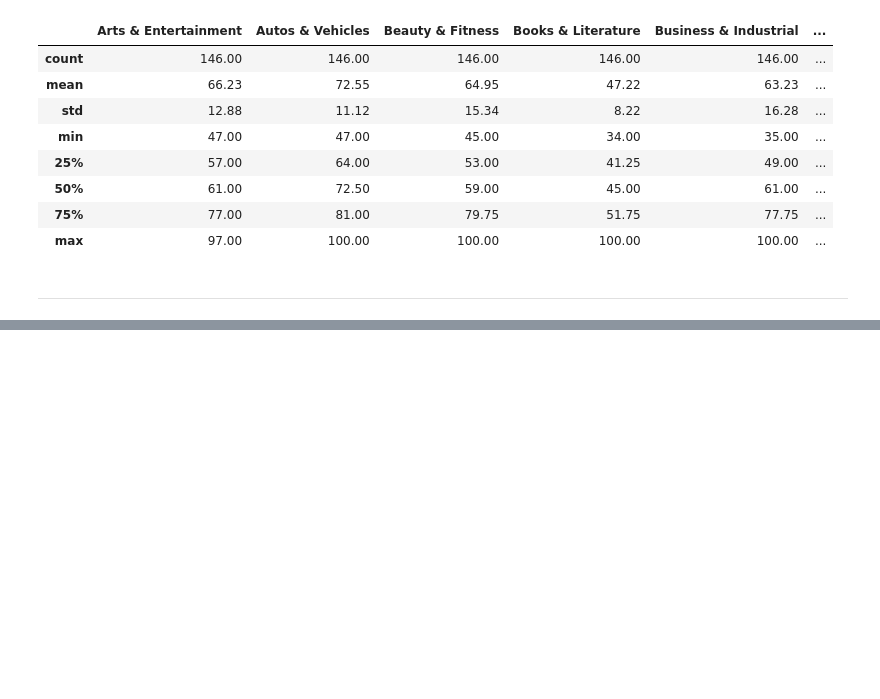
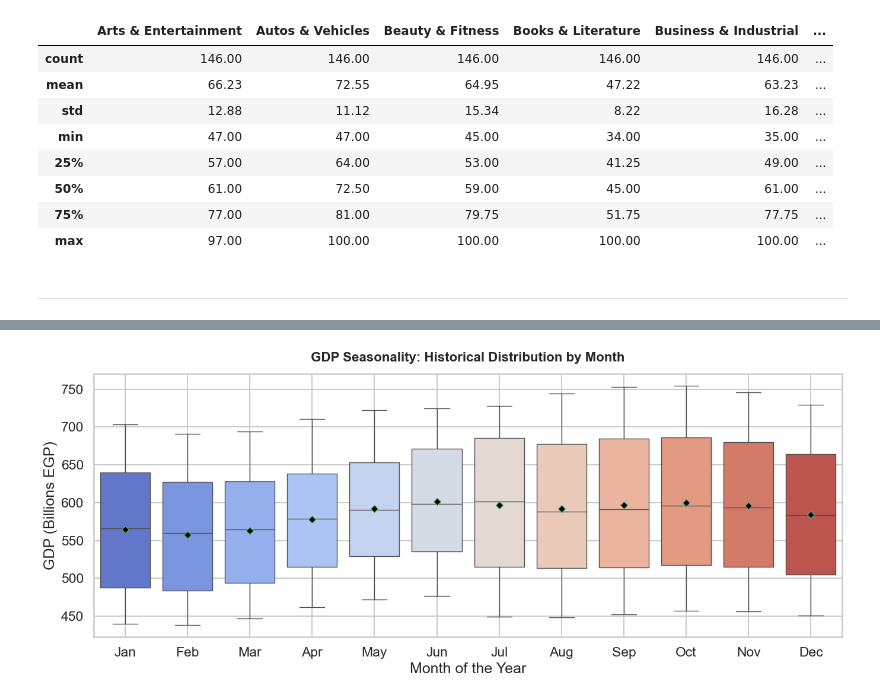
Before and after one commit to OmarAhmedAbdelAziz/GDP-Nowcasting-case-study-CBE, a Jupyter notebook: notebooks/GDP_Nowcasting.ipynb, the cells around one changed output, grey strips where cells are left out. Saved outputs shown, nothing was run; the diff lists cells and outputs as text; code cells hidden in the pictures; blank space fills up the shorter version.

```diff
--- a/notebooks/GDP_Nowcasting.ipynb
+++ b/notebooks/GDP_Nowcasting.ipynb
@@ -138,0 +244,16 @@ read_data(df_gt, "Google Trends Categories")
+# %%
+# CHART 3: Seasonality Boxplot
+plt.figure(figsize=(14, 6))
+
+# Plot
+sns.boxplot(x='Month', y='Monthly GDP', data=df_gdp_visualization,
+            palette='coolwarm', showmeans=True,
+            meanprops={"marker": "D", "markerfacecolor": "black", "markersize": 6})
+
+# Axis
+plt.xticks(ticks=range(12), labels=[calendar.month_abbr[i] for i in range(1, 13)])
+
+# Apply styling function
+apply_chart_styling('GDP Seasonality: Historical Distribution by Month', 'GDP (Billions EGP)', 'Month of the Year')
+# %% [output]
+[figure, added]
```
Also changed, not shown: parts of 68 cells of this notebook, 7 other files.
